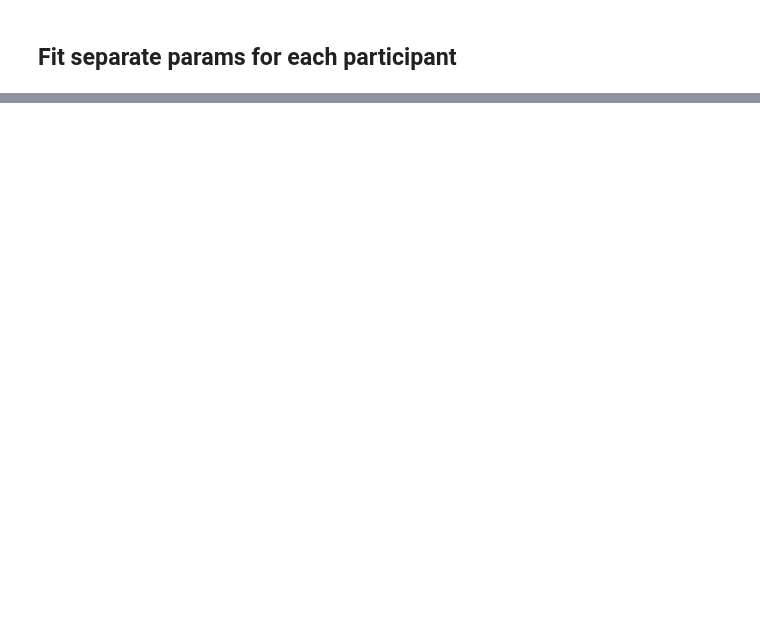
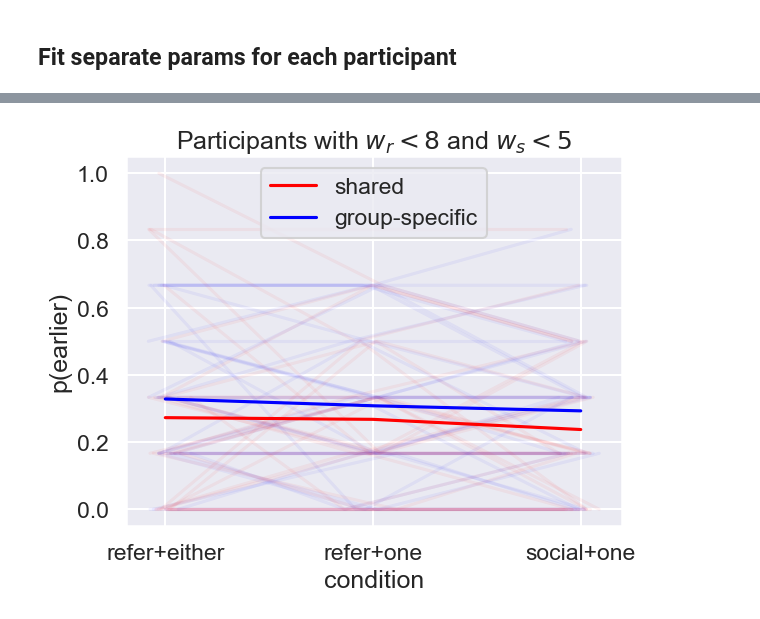
Before and after one commit to aliciamchen/code-switching, a Jupyter notebook: model/earlier-later-3pp-redblue.ipynb, the cells around one changed output, grey strips where cells are left out. Saved outputs shown, nothing was run; the diff lists cells and outputs as text; code cells hidden in the pictures; blank space fills up the shorter version.

```diff
--- a/model/earlier-later-3pp-redblue.ipynb
+++ b/model/earlier-later-3pp-redblue.ipynb
@@ -221,0 +249,27 @@ plt.show()
+# %%
+params_mtx = jnp.array(best_params_social_pp)
+# %%
+# find indices of w_r < 8
+w_r_mask = (params_mtx[:, 1] < 8) & (params_mtx[:, 2] < 5)
+
+# plot those
+f, ax = plt.subplots()
+for participant_idx in range(data_avg.shape[2]):
+    if w_r_mask[participant_idx]:
+        jitter = np.random.normal(0, 0.05, size=len(condition_indices))
+        ax.plot(condition_indices + jitter, data_avg[0, :, participant_idx], color="red", alpha=0.05)
+        ax.plot(condition_indices + jitter, data_avg[1, :, participant_idx], color="blue", alpha=0.05)
+
+# take mean of the masked data
+masked_data_avg = data_avg[..., w_r_mask]
+means = jnp.nanmean(masked_data_avg, axis=2)
+ax.plot(condition_indices, means[0, :], color="red", label="shared")
+ax.plot(condition_indices, means[1, :], color="blue", label="group-specific")
+ax.set_xticks(condition_indices, ["refer+either", "refer+one", "social+one"])
+ax.set_ylabel("p(earlier)")
+ax.set_xlabel("condition")
+ax.set_title("Participants with $w_r < 8$ and $w_s < 5$")
+ax.legend()
+plt.show()
+# %% [output]
+[figure, added]
```
Also changed, not shown: parts of 14 cells of this notebook.
